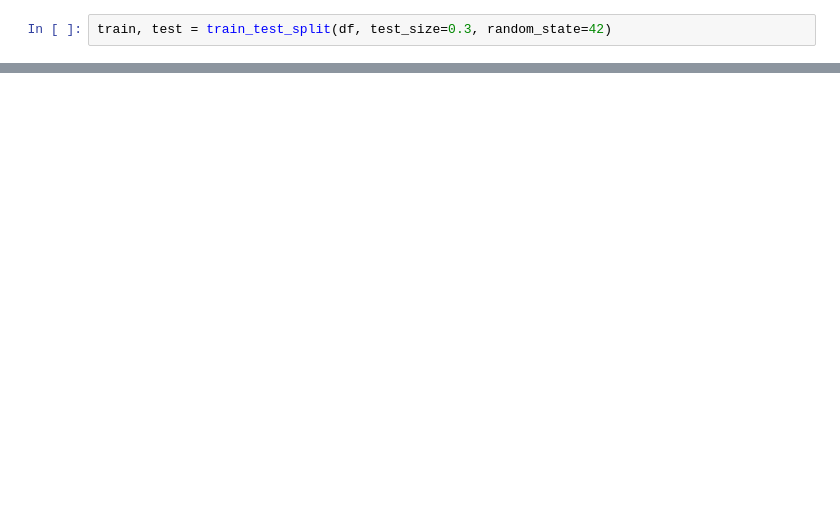
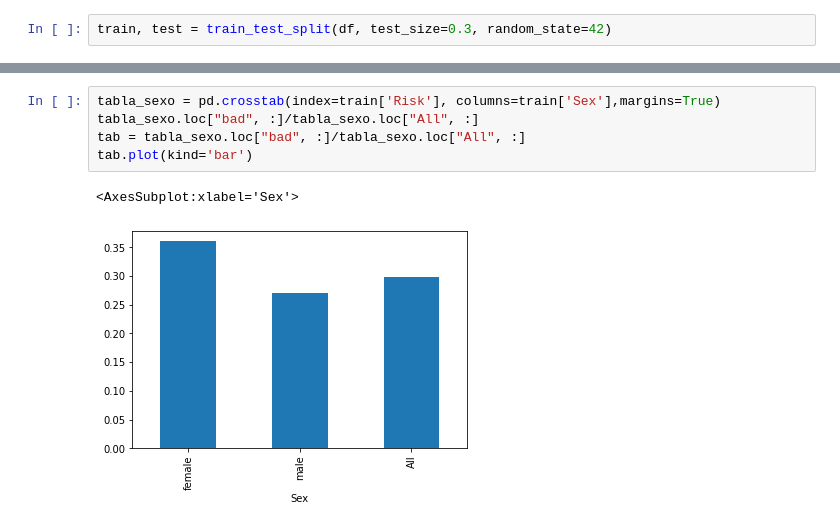
Before and after one commit to EdgarGodoyUSA/credit-model, a Jupyter notebook: notebooks/2.modelo inicial.ipynb, the cells around one changed output, grey strips where cells are left out. Saved outputs shown, nothing was run; the diff lists cells and outputs as text; blank space fills up the shorter version.

```diff
--- a/notebooks/2.modelo inicial.ipynb
+++ b/notebooks/2.modelo inicial.ipynb
@@ -20,0 +46,8 @@ sns.countplot(x="Job", hue="Risk", data=df)
+# %%
+tabla_sexo = pd.crosstab(index=train['Risk'], columns=train['Sex'],margins=True)
+tabla_sexo.loc["bad", :]/tabla_sexo.loc["All", :]
+tab = tabla_sexo.loc["bad", :]/tabla_sexo.loc["All", :]
+tab.plot(kind='bar')
+# %% [output]
+<AxesSubplot:xlabel='Sex'>
+[figure, added]
```
Also changed, not shown: parts of 6 cells of this notebook, 3 other files.
